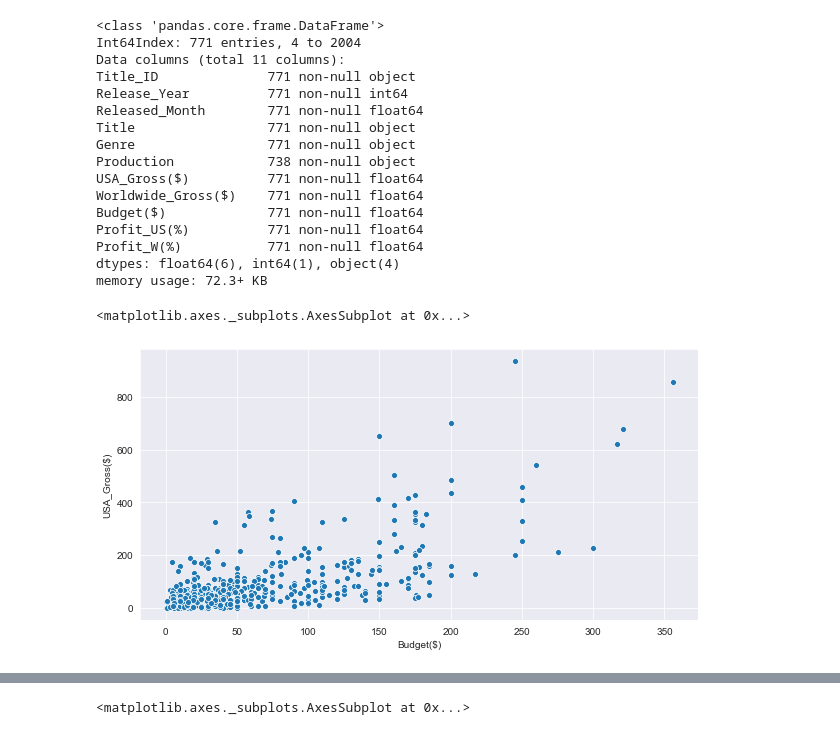
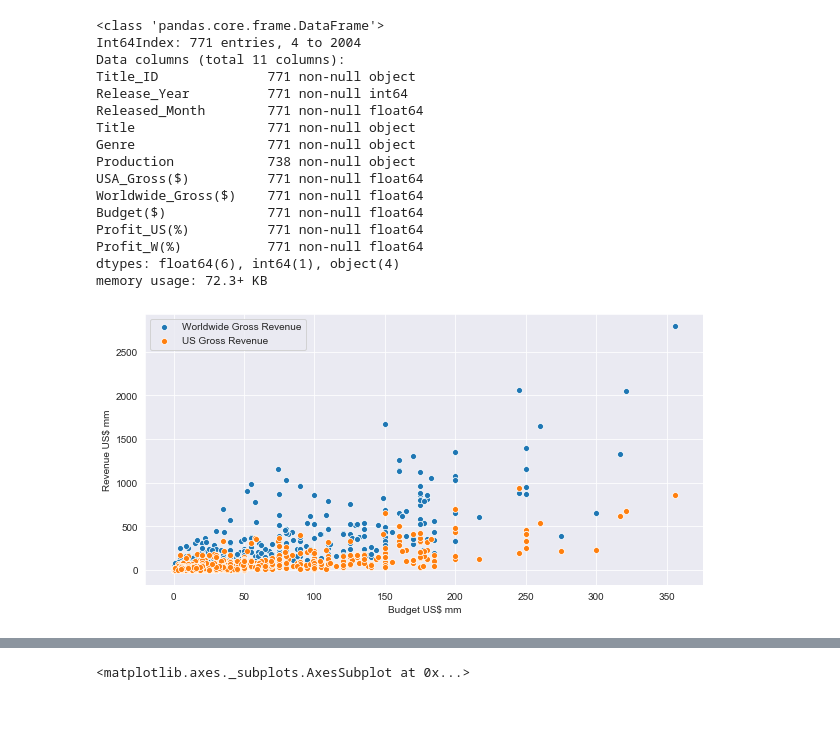
Before and after one commit to Greg-S-12/movies_project3, a Jupyter notebook: Grace_notebook.ipynb, the cells around one changed output, grey strips where cells are left out. Cells and saved outputs as stored; diff of their text form; code cells hidden in the pictures.

```diff
--- a/Grace_notebook.ipynb
+++ b/Grace_notebook.ipynb
@@ -168,12 +168,17 @@ Profit_US(%)          771 non-null float64
 Profit_W(%)           771 non-null float64
 dtypes: float64(6), int64(1), object(4)
 memory usage: 72.3+ KB
-# %%
-plt.figure(figsize = [10,5])
-sns.scatterplot(data = df_movie_revenue, x = "Budget($)", y = "USA_Gross($)")
-# %% [output]
-<matplotlib.axes._subplots.AxesSubplot at 0x...>
-[figure, removed]
+# %%
+plt.figure(figsize = [10,5])
+sns.scatterplot(data = df_movie_revenue, x = "Budget($)", y = "Worldwide_Gross($)", label = "Worldwide Gross Revenue")
+sns.scatterplot(data = df_movie_revenue, x = "Budget($)", y = "USA_Gross($)", label = "US Gross Revenue")
+plt.xlabel("Budget US$ mm")
+plt.ylabel("Revenue US$ mm")
+plt.legend()
+plt.savefig("BudgetvsGrossRevenues")
+plt.show()
+# %% [output]
+[figure, added]
 # %%
 #Add categorial columns for the seasons
 df_months = pd.DataFrame({"Released_Month" : list(range(1,13)), "Season" : [1,1,2,2,2,3,3,3,4,4,4,1], "Season_" : [1,1,2,2,2,2,2,2,1,1,1,1]})
```
Also changed, not shown: parts of 18 cells of this notebook.
